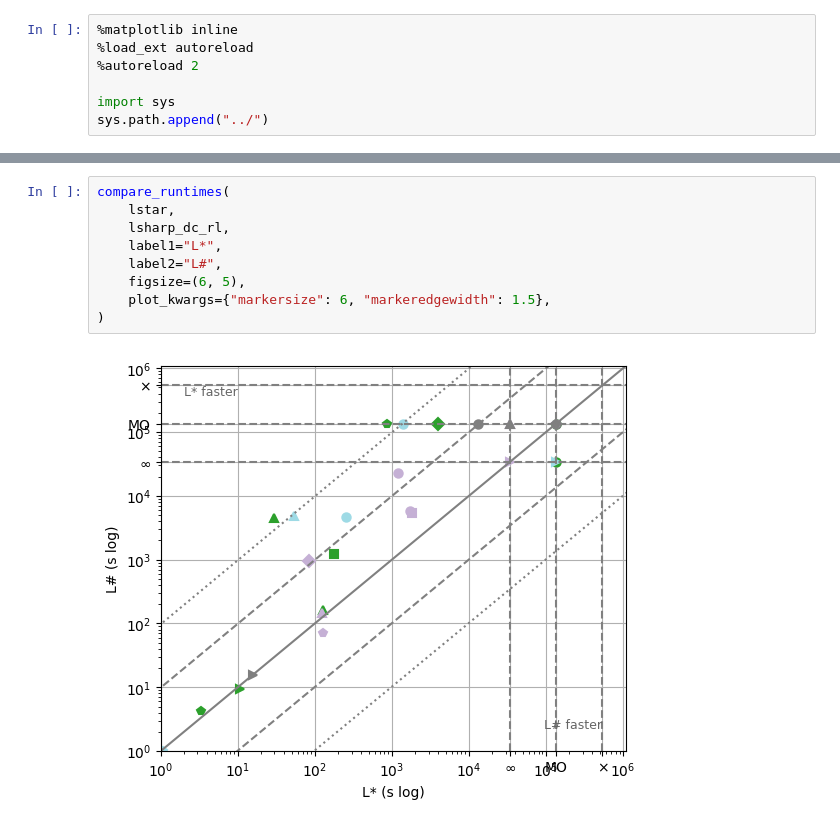
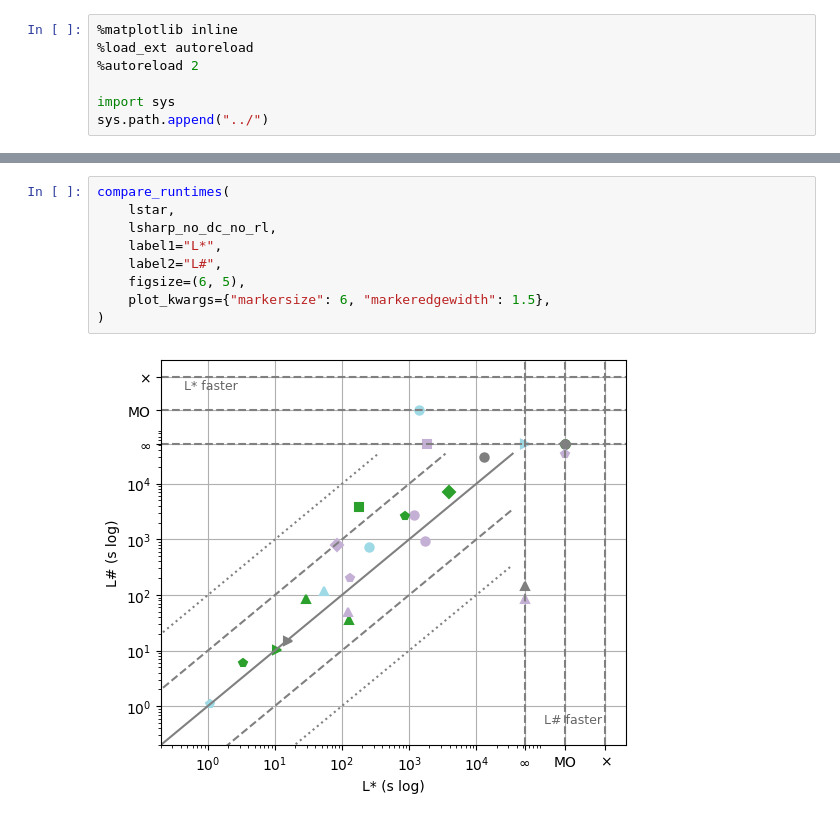
Before and after one commit to lukovdm/monitor-conformence, a Jupyter notebook: notebooks/Analysis.ipynb, the cells around one changed output, grey strips where cells are left out. Cells and saved outputs as stored; diff of their text form.

Commit message:
Optimizations of lsharp

```diff
--- a/notebooks/Analysis.ipynb
+++ b/notebooks/Analysis.ipynb
@@ -49,14 +49,14 @@ Loaded 102 finished, 38 unfinished, 0 not started (140 total) from /home/luko/To
 # %%
 compare_runtimes(
     lstar,
-    lsharp_dc_rl,
+    lsharp_no_dc_no_rl,
     label1="L*",
     label2="L#",
     figsize=(6, 5),
     plot_kwargs={"markersize": 6, "markeredgewidth": 1.5},
 )
 # %% [output]
-[figure, old version]
+[figure, new version]
 # %%
 from typing import cast
 
```
Also changed, not shown: parts of 3 cells of this notebook, 8 other files.
